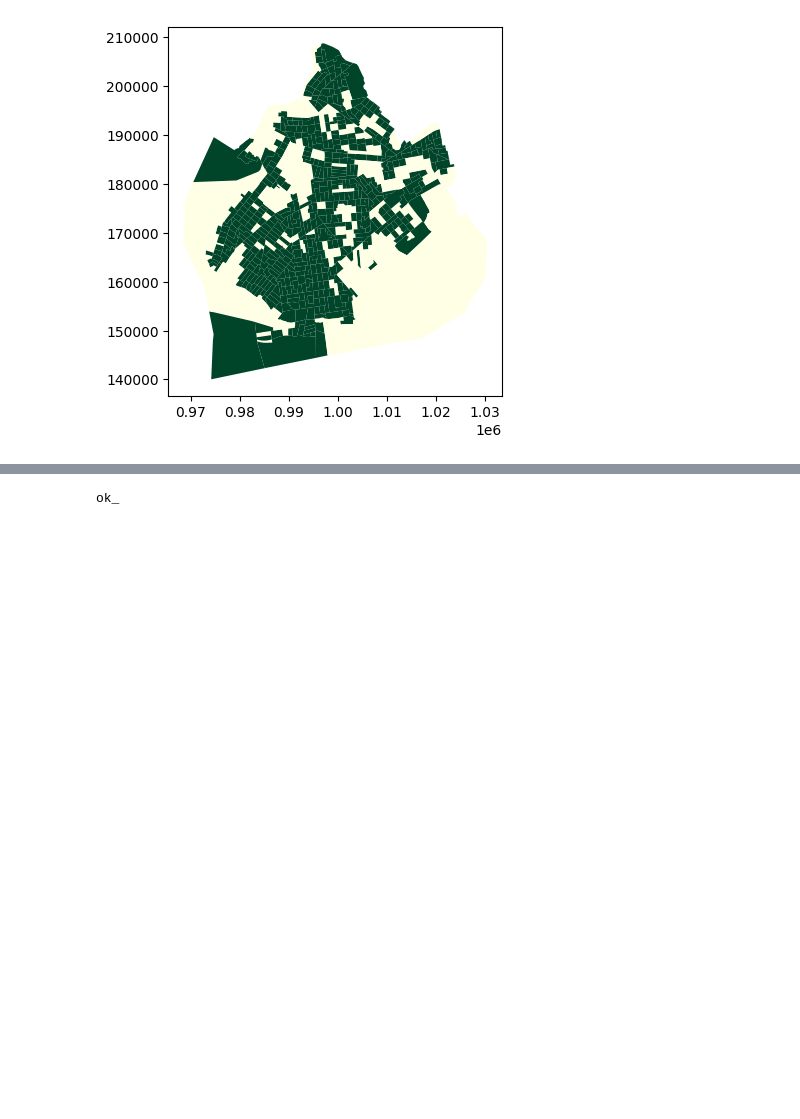
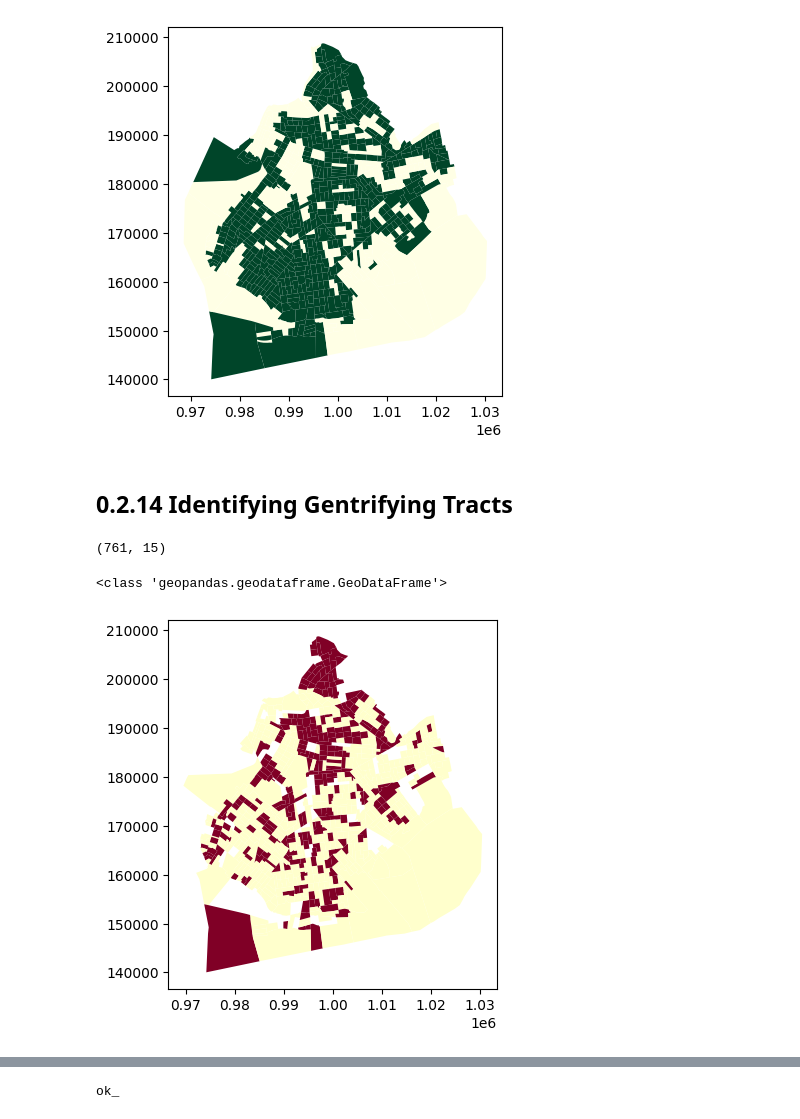
Before and after one commit to oecorrechag/geogeo, a Jupyter notebook: notebooks/Analyzing US Census Data in Python/0.2.0_american Community Survey.ipynb, the cells around one changed output, grey strips where cells are left out. Cells and saved outputs as stored; diff of their text form; code cells hidden in the pictures; blank space fills up the shorter version.

```diff
--- a/notebooks/Analyzing US Census Data in Python/0.2.0_american Community Survey.ipynb
+++ b/notebooks/Analyzing US Census Data in Python/0.2.0_american Community Survey.ipynb
@@ -349,3 +352,45 @@ bk_2000.plot(column = "gentrifiable", cmap = "YlGn")
 plt.show()
 # %% [output]
 [figure]
+# %% [markdown]
+## 0.2.14 Identifying Gentrifying Tracts
+# %%
+bk_1 = pd.read_pickle(path.data_raw_dir("tracts_brooklyn_2010.pickle"))
+bk_2010 = pd.merge(bk_1, bt, how='left', on=['state','county','tract'])
+bk_2010.shape
+# %% [output]
+(761, 15)
+# %%
+# Median income below MSA median income
+bk_2010["low_mhi"] = bk_2010["mhi"] < bk_2010["mhi_msa"]
+
+# Recent construction below MSA
+bk_2010["low_recent_build"] = bk_2010["pct_recent_build"] < bk_2010["pct_recent_build_msa"]
+
+# Identify gentrifiable tracts
+bk_2010["gentrifiable"] = (bk_2010["low_mhi"]) & (bk_2010["low_recent_build"])
+
+
+bk_2010 = bk_2010.loc[:,['state','county','tract','geometry','mhi','mhi_msa','median_value_2000','median_value_msa',
+                         'pct_recent_build','pct_recent_build_msa','pct_ba_2000','pct_ba_msa_2000','median_value_2010',
+                         'pct_ba_2010','pct_ba_msa_2010','low_mhi','low_recent_build','gentrifiable']]
+# %%
+# Increase in percent BA greater than MSA
+bk_2010["increasing_education"] = (bk_2010["pct_ba_2010"] - bk_2010["pct_ba_2000"]) > (bk_2010["pct_ba_msa_2010"] - bk_2010["pct_ba_msa_2000"])
+
+# Increase in house value
+bk_2010["increasing_house_value"] = bk_2010["median_value_2010"] > bk_2010["median_value_2000"] * 1.2612
+
+# Identify gentryifying tracts
+bk_2010["gentrifying"] = bk_2010["gentrifiable"] & bk_2010["increasing_education"] & bk_2010["increasing_house_value"]
+# %%
+bk_2010 = gpd.GeoDataFrame(bk_2010, crs = bk_2000.crs, geometry = bk_2010.geometry)
+print(type(bk_2010))
+# %% [output]
+<class 'geopandas.geodataframe.GeoDataFrame'>
+# %%
+# Plot gentrifying tracts
+bk_2010.plot(column = "gentrifying", cmap = "YlOrRd")
+plt.show()
+# %% [output]
+[figure, added]
```
Also changed, not shown: parts of 3 cells of this notebook.
